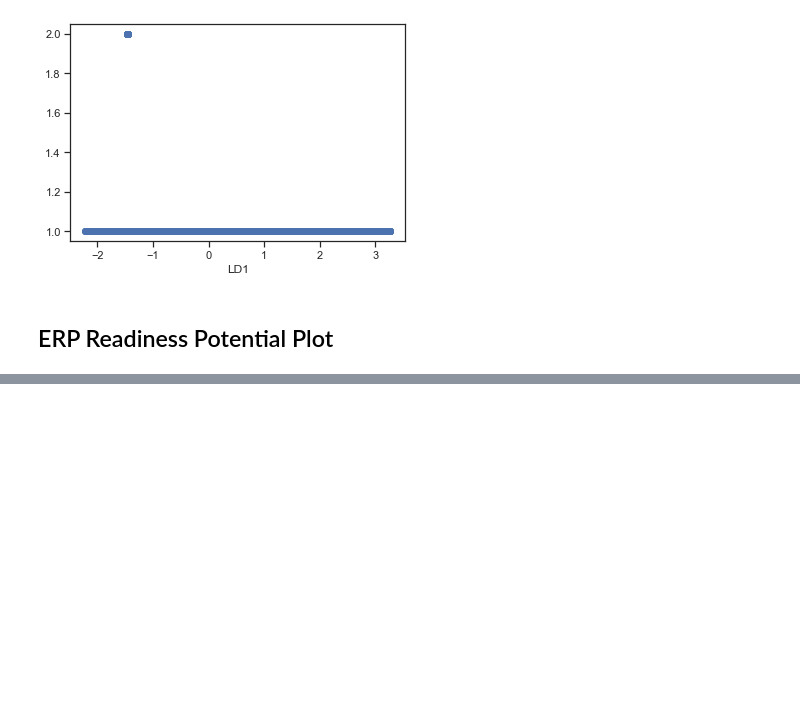
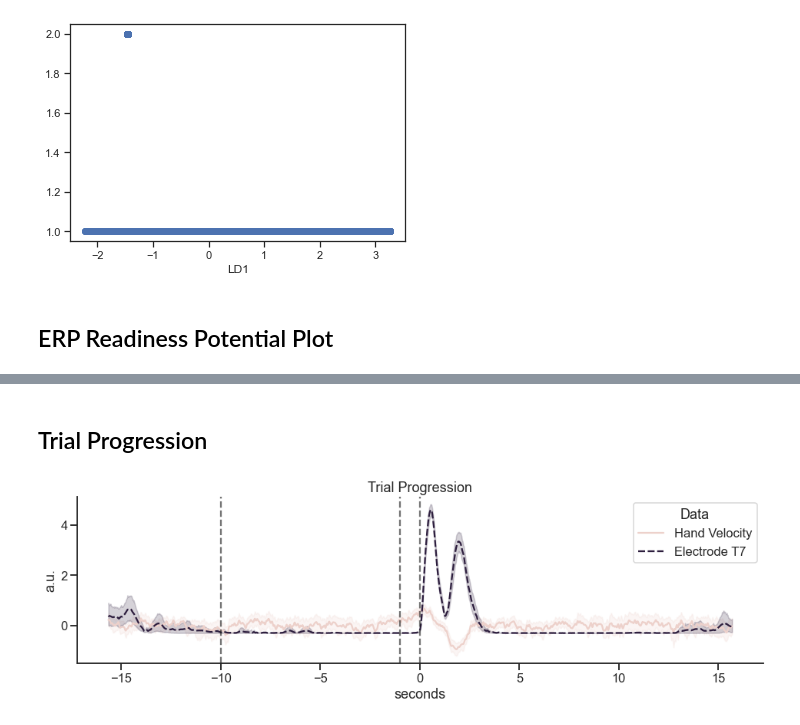
Before and after one commit to lukasgehrke/2021-fastReach, a Jupyter notebook: app/fastReach/reaching_data_exploration.ipynb, the cells around one changed output, grey strips where cells are left out. Drawn from its saved outputs; the diff is of its cells as text; code cells hidden in the pictures; blank space fills up the shorter version.

```diff
--- a/app/fastReach/reaching_data_exploration.ipynb
+++ b/app/fastReach/reaching_data_exploration.ipynb
@@ -179,0 +190,36 @@ for t, l in zip(g.legend_.texts, new_labels):
+# %% [markdown]
+## Trial Progression
+# %%
+data_fname = '/data_for_plot.csv'
+data = pd.read_csv(path+pID+data_fname)
+
+sns.set(rc={'figure.figsize':(16,4)})
+
+sns.set_theme(style="ticks")
+sns.set_context("talk")
+
+# Plot the responses for different events and regions
+g = sns.lineplot(x="sample", y=data.columns[3],
+    hue="type", style="type", data=data)
+sns.despine()
+
+
+g.set(xlabel='seconds', ylabel='a.u.', title='Trial Progression')
+
+xcoords = [-10, -1, 0]
+for xc in xcoords:
+    plt.axvline(x=xc, color='k', linestyle='--', alpha=.6)
+
+electrode = "T7"
+# legend
+leg = g.legend_
+new_title = 'Data'
+leg.set_title(new_title)
+# replace labels
+new_labels = ['Hand Velocity', 'Electrode '+electrode]
+for t, l in zip(g.legend_.texts, new_labels):
+    t.set_text(l)
+
+plt.savefig("figure.pdf") # save as png
+# %% [output]
+[figure, added]
```
Also changed, not shown: parts of 5 cells of this notebook.
